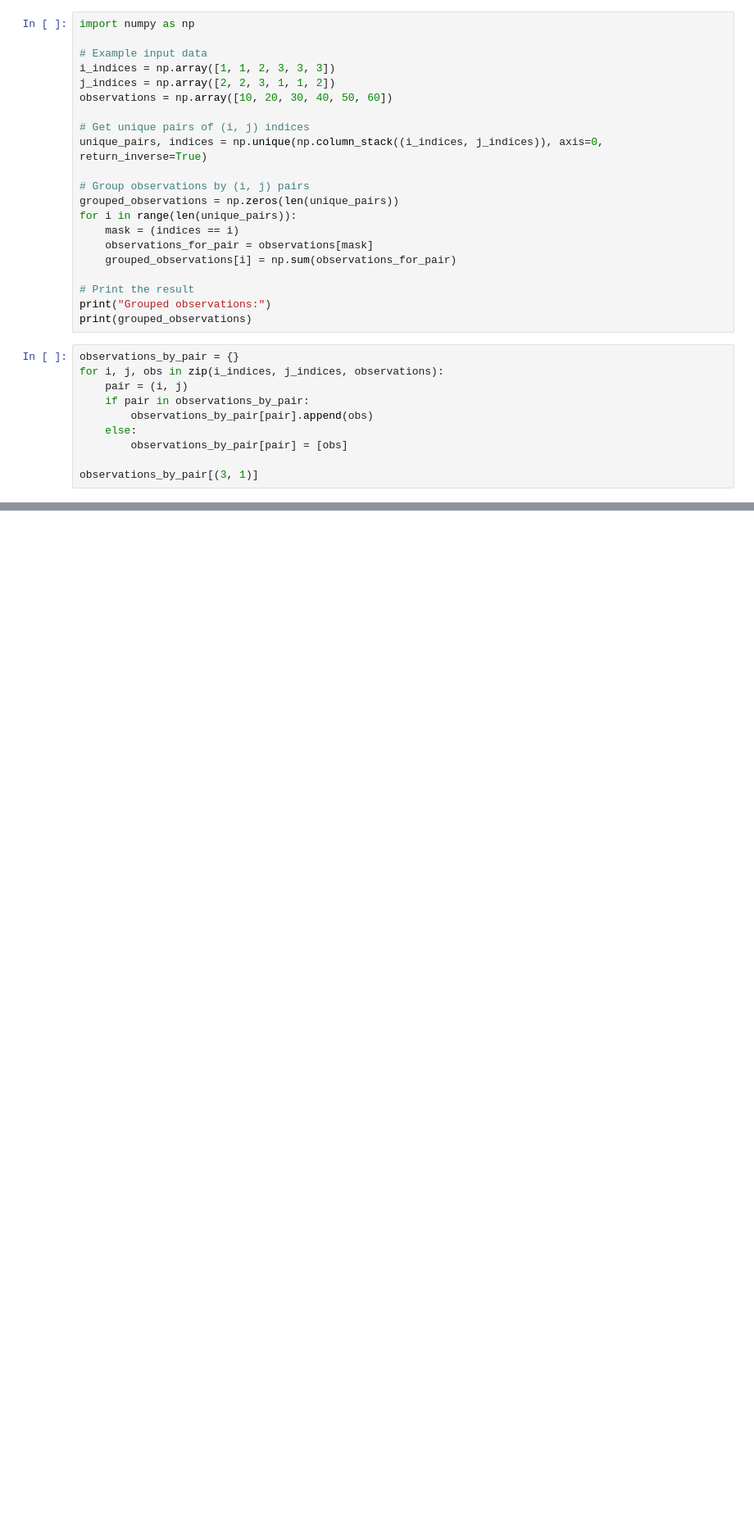
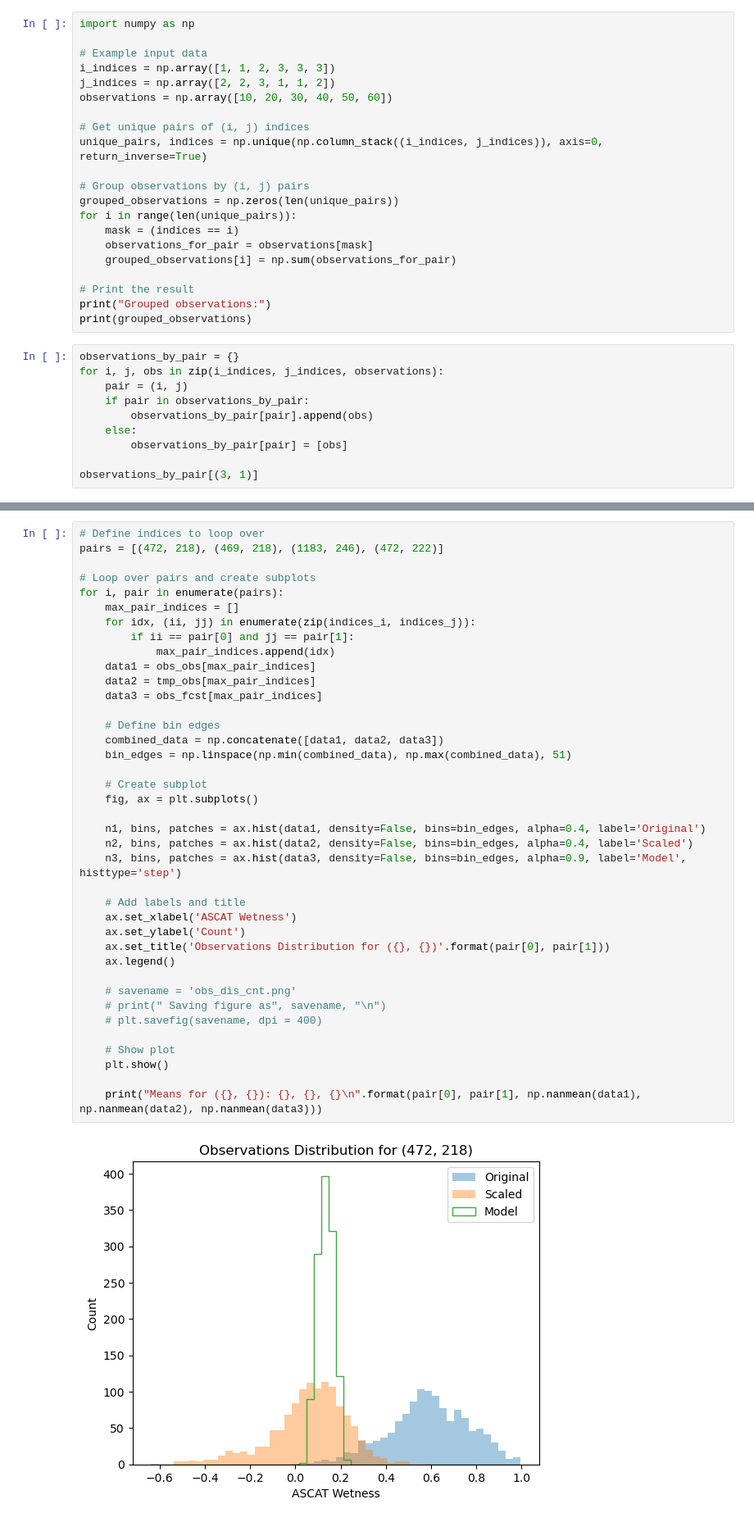
Before and after one commit to amfox37/GEOSldas_diagnostics, a Jupyter notebook: Jupyter/sclprm_tester.ipynb, the cells around one changed output, grey strips where cells are left out. Shown at 82% size. Cells and saved outputs as stored; diff of their text form; blank space fills up the shorter version.

```diff
--- a/Jupyter/sclprm_tester.ipynb
+++ b/Jupyter/sclprm_tester.ipynb
@@ -350,0 +406,41 @@ plt.show()
+# %%
+# Define indices to loop over
+pairs = [(472, 218), (469, 218), (1183, 246), (472, 222)]
+
+# Loop over pairs and create subplots
+for i, pair in enumerate(pairs):
+    max_pair_indices = []
+    for idx, (ii, jj) in enumerate(zip(indices_i, indices_j)):
+        if ii == pair[0] and jj == pair[1]:
+            max_pair_indices.append(idx)
+    data1 = obs_obs[max_pair_indices]
+    data2 = tmp_obs[max_pair_indices]
+    data3 = obs_fcst[max_pair_indices]
+
+    # Define bin edges
+    combined_data = np.concatenate([data1, data2, data3])
+    bin_edges = np.linspace(np.min(combined_data), np.max(combined_data), 51)
+
+    # Create subplot
+    fig, ax = plt.subplots()
+
+    n1, bins, patches = ax.hist(data1, density=False, bins=bin_edges, alpha=0.4, label='Original')
+    n2, bins, patches = ax.hist(data2, density=False, bins=bin_edges, alpha=0.4, label='Scaled')
+    n3, bins, patches = ax.hist(data3, density=False, bins=bin_edges, alpha=0.9, label='Model', histtype='step')
+
+    # Add labels and title
+    ax.set_xlabel('ASCAT Wetness')
+    ax.set_ylabel('Count')
+    ax.set_title('Observations Distribution for ({}, {})'.format(pair[0], pair[1]))
+    ax.legend()
+
+    # savename = 'obs_dis_cnt.png'
+    # print(" Saving figure as", savename, "\n")
+    # plt.savefig(savename, dpi = 400)
+
+    # Show plot
+    plt.show()
+
+    print("Means for ({}, {}): {}, {}, {}\n".format(pair[0], pair[1], np.nanmean(data1), np.nanmean(data2), np.nanmean(data3)))
+# %% [output]
+[figure, added]
```
Also changed, not shown: parts of 18 cells of this notebook, 6 other files.
